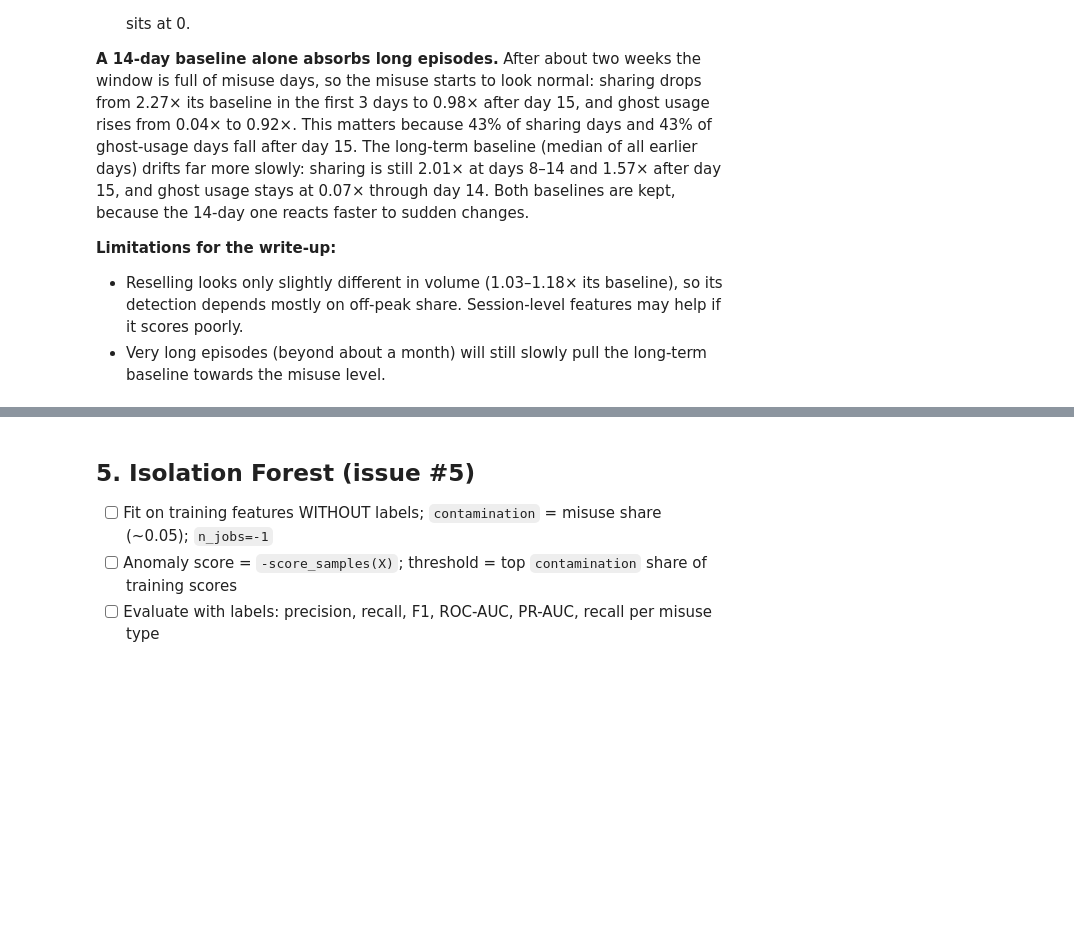
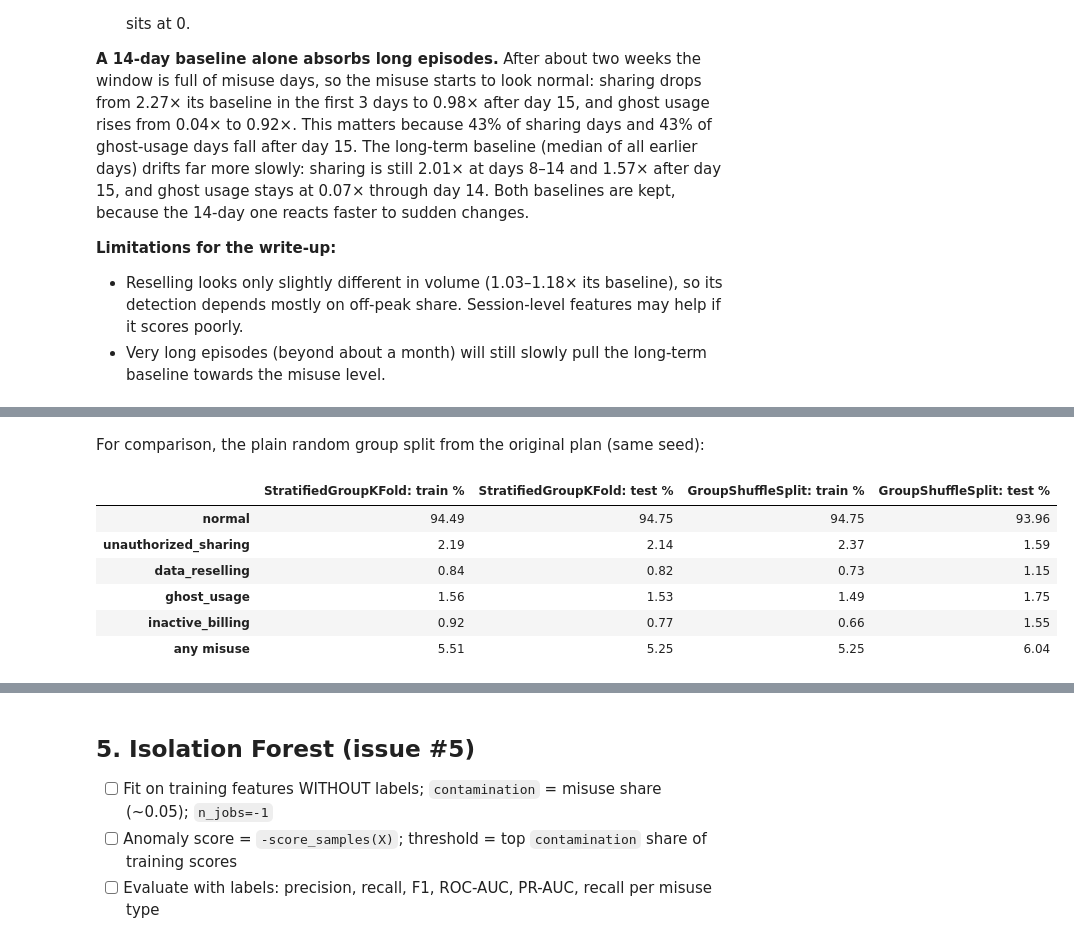
Before and after one commit to ianchomba1/proSIM, a Jupyter notebook: ml-training/notebooks/01_misuse_training.ipynb, the cells around one changed output, grey strips where cells are left out. Cells and saved outputs as stored; diff of their text form; code cells hidden in the pictures; blank space fills up the shorter version.

```diff
--- a/ml-training/notebooks/01_misuse_training.ipynb
+++ b/ml-training/notebooks/01_misuse_training.ipynb
@@ -551,0 +623,19 @@ Number of misuse days in each stage:
+# %% [markdown]
+For comparison, the plain random group split from the original plan (same seed):
+# %%
+gss_train, gss_test = next(GroupShuffleSplit(n_splits=1, test_size=0.25, random_state=SEED)
+                           .split(X, y, groups=groups))
+gss = class_table(gss_train, gss_test)
+comparison = pd.DataFrame({
+    "StratifiedGroupKFold: train %": split_table["train %"], "StratifiedGroupKFold: test %": split_table["test %"],
+    "GroupShuffleSplit: train %": gss["train %"], "GroupShuffleSplit: test %": gss["test %"],
+})
+comparison
+# %% [output]
+|  | StratifiedGroupKFold: train % | StratifiedGroupKFold: test % | GroupShuffleSplit: train % | GroupShuffleSplit: test % |
+| normal | 94.49 | 94.75 | 94.75 | 93.96 |
+| unauthorized_sharing | 2.19 | 2.14 | 2.37 | 1.59 |
+| data_reselling | 0.84 | 0.82 | 0.73 | 1.15 |
+| ghost_usage | 1.56 | 1.53 | 1.49 | 1.75 |
+| inactive_billing | 0.92 | 0.77 | 0.66 | 1.55 |
+| any misuse | 5.51 | 5.25 | 5.25 | 6.04 |
```
Also changed, not shown: parts of 8 cells of this notebook.
